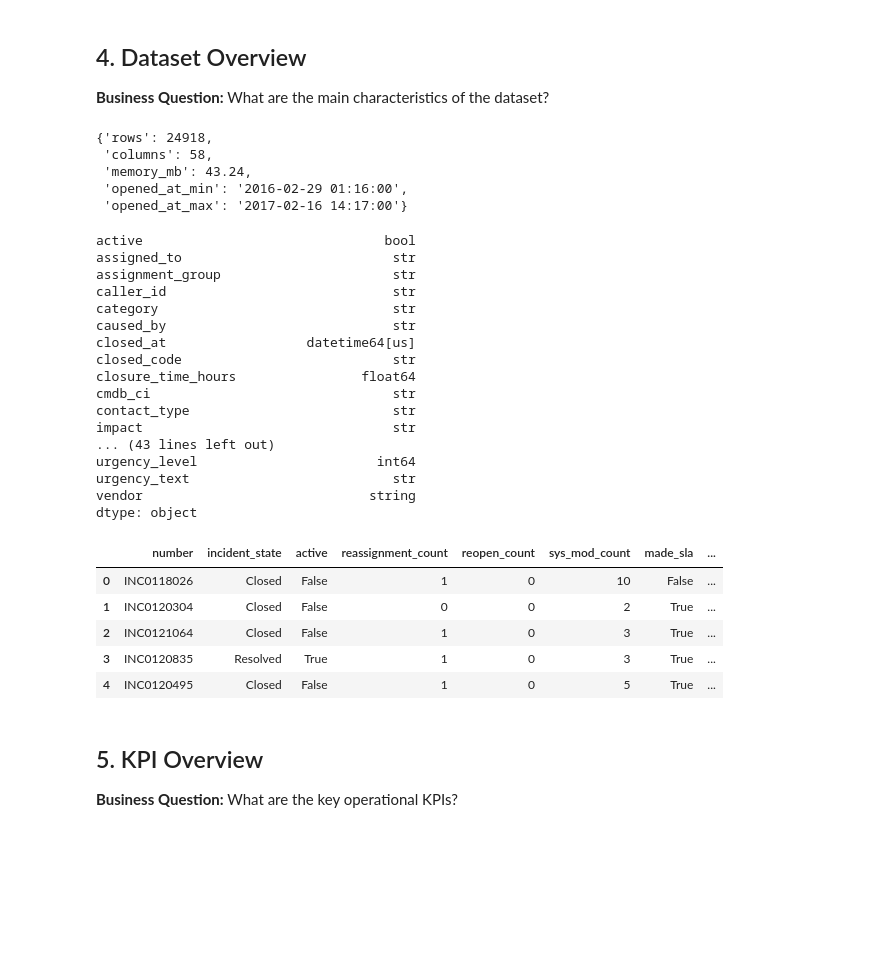
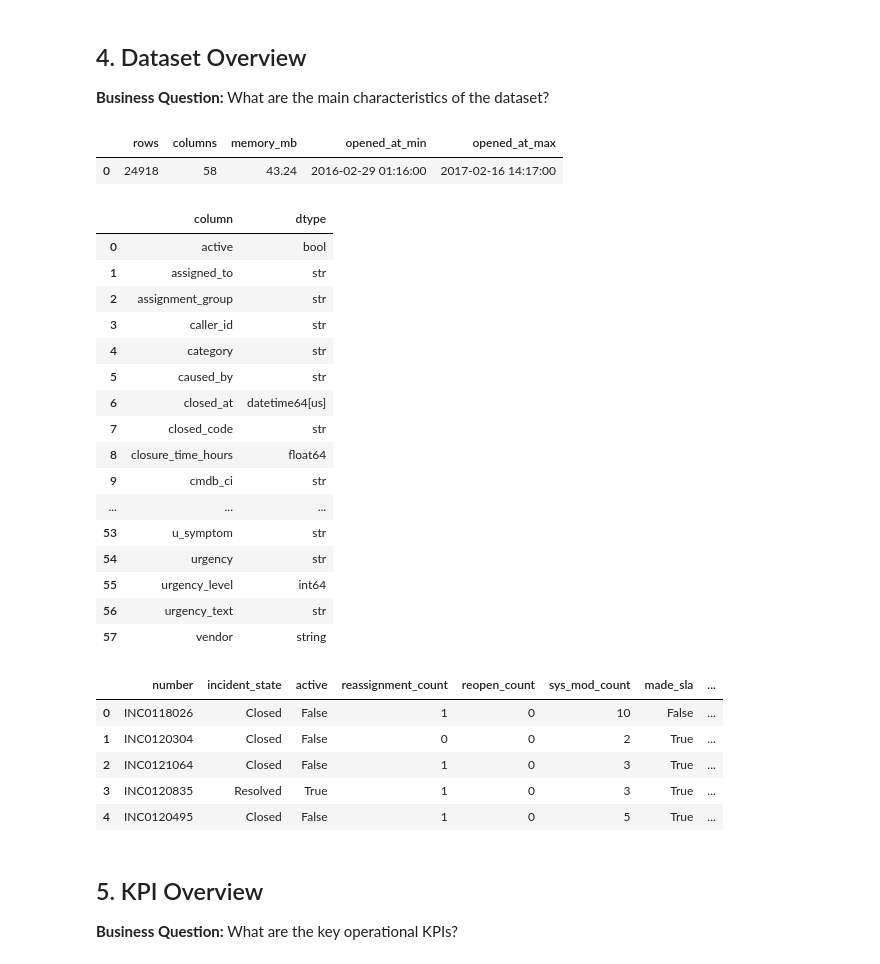
Before and after one commit to mila1515/IT-Service-Performance-Analytics, a Jupyter notebook: notebooks/03_Exploratory_Data_Analysis.ipynb, the cells around one changed output. Saved outputs shown, nothing was run; the diff lists cells and outputs as text; code cells hidden in the pictures; blank space fills up the shorter version.

Commit message:
Format dataset overview outputs as clean tables

```diff
--- a/notebooks/03_Exploratory_Data_Analysis.ipynb
+++ b/notebooks/03_Exploratory_Data_Analysis.ipynb
@@ -79,44 +79,51 @@ The cleaned dataset contains no duplicate records. Missing values remain in opti
 # %%
 overview = {
     'rows': int(df.shape[0]),
     'columns': int(df.shape[1]),
     'memory_mb': float(round(df.memory_usage(deep=True).sum() / 1024**2, 2)),
     'opened_at_min': str(df['opened_at'].min()),
     'opened_at_max': str(df['opened_at'].max()),
 }
 
-display(overview)
-display(df.dtypes.sort_index())
-display(df.head(5))
+overview_df = pd.DataFrame([overview])
+dtypes_df = (
+    df.dtypes.rename('dtype')
+    .astype(str)
+    .reset_index()
+    .rename(columns={'index': 'column'})
+    .sort_values('column')
+    .reset_index(drop=True)
+ )
+
+display(overview_df)
+display(dtypes_df)
+display(df.head(5).reset_index(drop=True))
 # %% [output]
-{'rows': 24918,
- 'columns': 58,
- 'memory_mb': 43.24,
- 'opened_at_min': '2016-02-29 01:16:00',
- 'opened_at_max': '2017-02-16 14:17:00'}
-active                               bool
-assigned_to                           str
-assignment_group                      str
-caller_id                             str
-category                              str
-caused_by                             str
-closed_at                  datetime64[us]
-closed_code                           str
-closure_time_hours                float64
-cmdb_ci                               str
-contact_type                          str
-impact                                str
-... (43 lines left out)
-urgency_level                       int64
-urgency_text                          str
-vendor                             string
-dtype: object
-|  | number | incident_state | active | reassignment_count | reopen_count | sys_mod_count | made_sla | ... |
-| 0 | INC0118026 | Closed | False | 1 | 0 | 10 | False | ... |
-| 1 | INC0120304 | Closed | False | 0 | 0 | 2 | True | ... |
-| 2 | INC0121064 | Closed | False | 1 | 0 | 3 | True | ... |
-| 3 | INC0120835 | Resolved | True | 1 | 0 | 3 | True | ... |
-| 4 | INC0120495 | Closed | False | 1 | 0 | 5 | True | ... |
+|  | rows | columns | memory_mb | opened_at_min | opened_at_max |
+| 0 | 24918 | 58 | 43.24 | 2016-02-29 01:16:00 | 2017-02-16 14:17:00 |
+|  | column | dtype |
+| 0 | active | bool |
+| 1 | assigned_to | str |
+| 2 | assignment_group | str |
+| 3 | caller_id | str |
+| 4 | category | str |
+| 5 | caused_by | str |
+| 6 | closed_at | datetime64[us] |
+| 7 | closed_code | str |
+| 8 | closure_time_hours | float64 |
+| 9 | cmdb_ci | str |
+| ... | ... | ... |
+| 53 | u_symptom | str |
+| 54 | urgency | str |
+| 55 | urgency_level | int64 |
+| 56 | urgency_text | str |
+| 57 | vendor | string |
+|  | number | incident_state | active | reassignment_count | reopen_count | sys_mod_count | made_sla | ... |
+| 0 | INC0118026 | Closed | False | 1 | 0 | 10 | False | ... |
+| 1 | INC0120304 | Closed | False | 0 | 0 | 2 | True | ... |
+| 2 | INC0121064 | Closed | False | 1 | 0 | 3 | True | ... |
+| 3 | INC0120835 | Resolved | True | 1 | 0 | 3 | True | ... |
+| 4 | INC0120495 | Closed | False | 1 | 0 | 5 | True | ... |
 # %% [markdown]
 ## 5. KPI Overview
 
```
